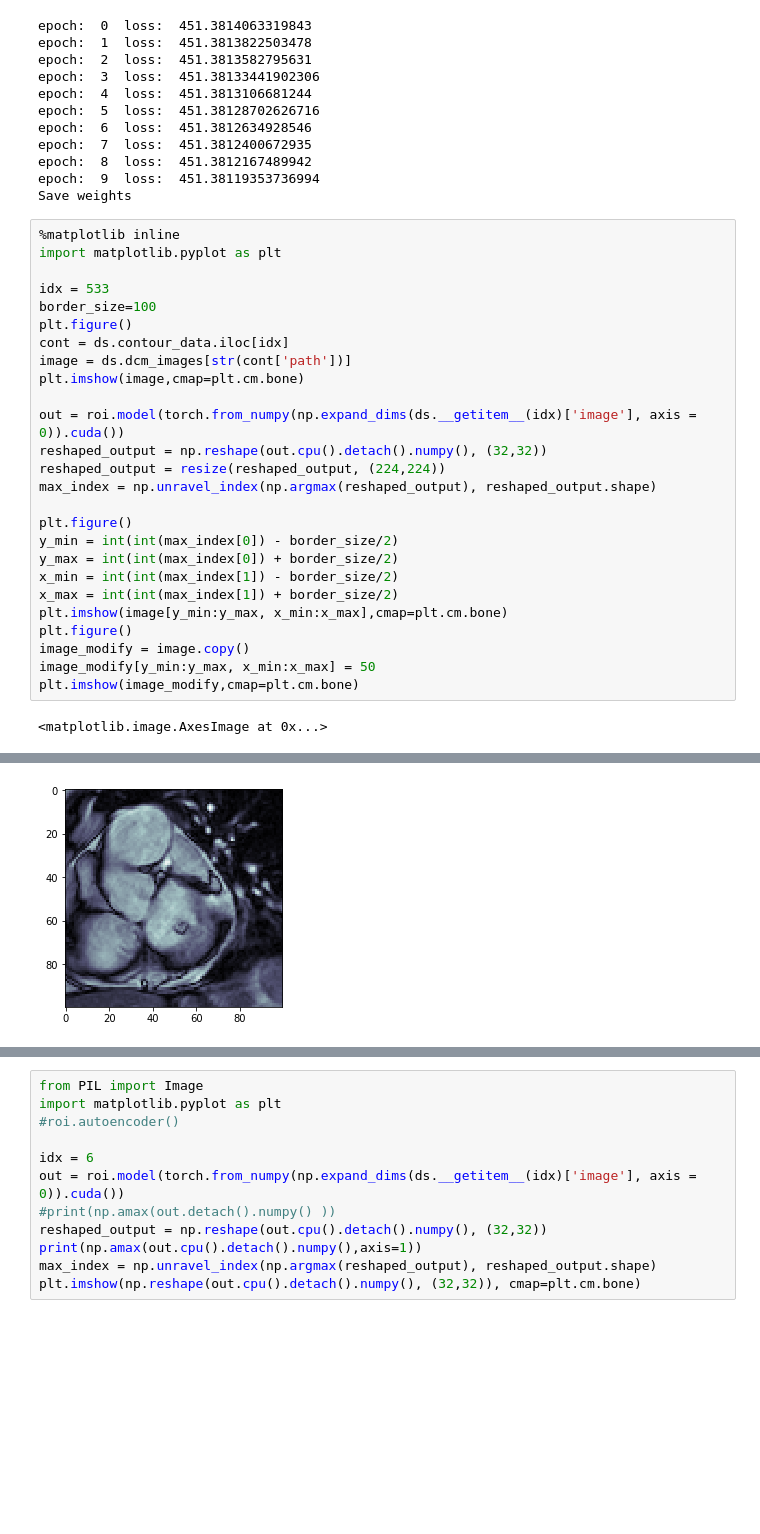
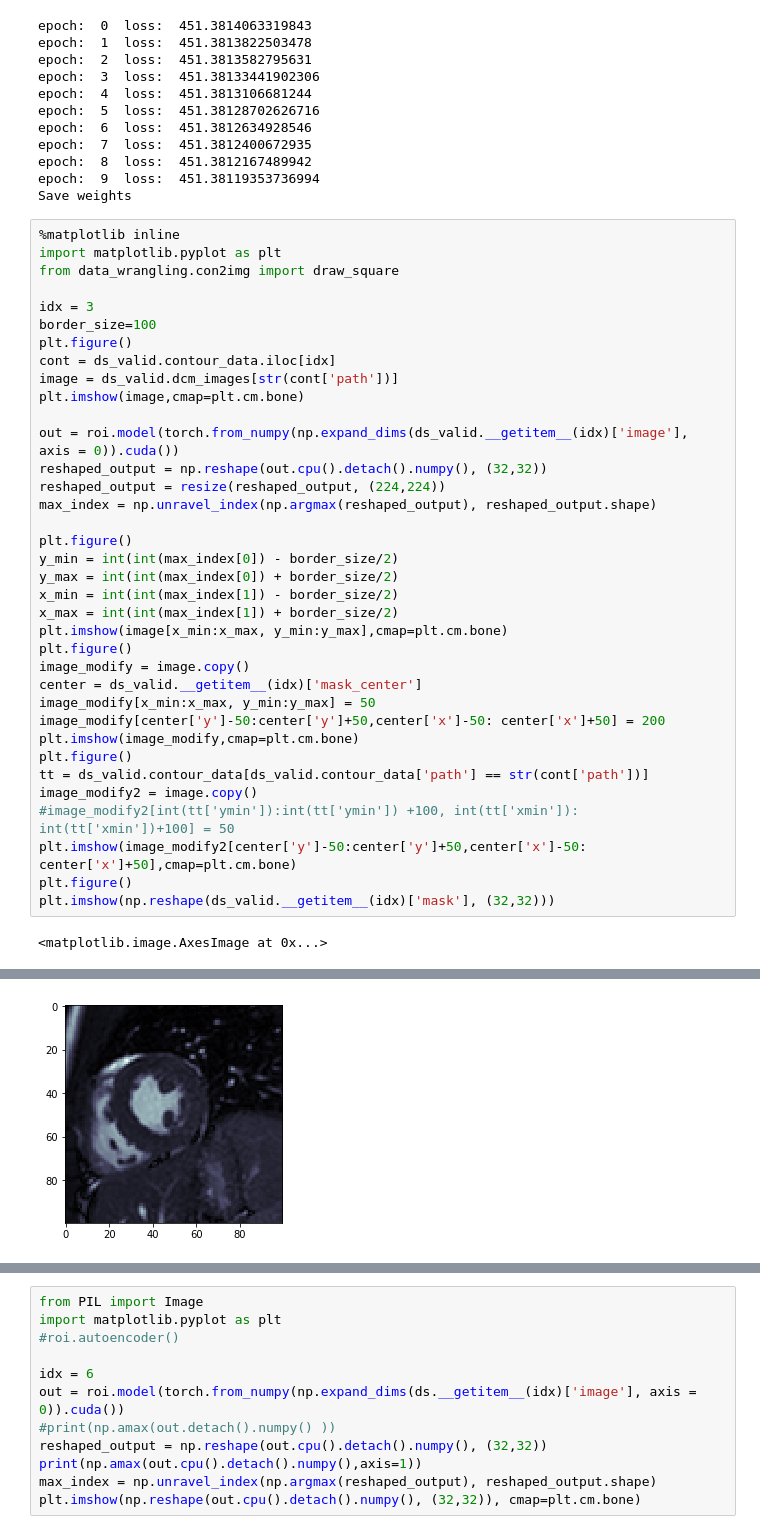
Before and after one commit to caspien6/heart_contour, a Jupyter notebook: roi/Deeplearning Roi.ipynb, the cells around one changed output, grey strips where cells are left out. Cells and saved outputs as stored; diff of their text form; blank space fills up the shorter version.

```diff
--- a/roi/Deeplearning Roi.ipynb
+++ b/roi/Deeplearning Roi.ipynb
@@ -203,15 +230,16 @@ Save weights
 # %%
 %matplotlib inline
 import matplotlib.pyplot as plt
+from data_wrangling.con2img import draw_square
 
-idx = 533
+idx = 3
 border_size=100
 plt.figure()
-cont = ds.contour_data.iloc[idx]
-image = ds.dcm_images[str(cont['path'])]
+cont = ds_valid.contour_data.iloc[idx]
+image = ds_valid.dcm_images[str(cont['path'])]
 plt.imshow(image,cmap=plt.cm.bone)
 
-out = roi.model(torch.from_numpy(np.expand_dims(ds.__getitem__(idx)['image'], axis = 0)).cuda())
+out = roi.model(torch.from_numpy(np.expand_dims(ds_valid.__getitem__(idx)['image'], axis = 0)).cuda())
 reshaped_output = np.reshape(out.cpu().detach().numpy(), (32,32))
 reshaped_output = resize(reshaped_output, (224,224))
 max_index = np.unravel_index(np.argmax(reshaped_output), reshaped_output.shape)
@@ -221,10 +249,19 @@ y_min = int(int(max_index[0]) - border_size/2)
 y_max = int(int(max_index[0]) + border_size/2)
 x_min = int(int(max_index[1]) - border_size/2)
 x_max = int(int(max_index[1]) + border_size/2)
-plt.imshow(image[y_min:y_max, x_min:x_max],cmap=plt.cm.bone)
+plt.imshow(image[x_min:x_max, y_min:y_max],cmap=plt.cm.bone)
 plt.figure()
 image_modify = image.copy()
-image_modify[y_min:y_max, x_min:x_max] = 50
+center = ds_valid.__getitem__(idx)['mask_center']
+image_modify[x_min:x_max, y_min:y_max] = 50
+image_modify[center['y']-50:center['y']+50,center['x']-50: center['x']+50] = 200
 plt.imshow(image_modify,cmap=plt.cm.bone)
+plt.figure()
+tt = ds_valid.contour_data[ds_valid.contour_data['path'] == str(cont['path'])]
+image_modify2 = image.copy()
+#image_modify2[int(tt['ymin']):int(tt['ymin']) +100, int(tt['xmin']): int(tt['xmin'])+100] = 50
+plt.imshow(image_modify2[center['y']-50:center['y']+50,center['x']-50: center['x']+50],cmap=plt.cm.bone)
+plt.figure()
+plt.imshow(np.reshape(ds_valid.__getitem__(idx)['mask'], (32,32)))
 # %% [output]
 <matplotlib.image.AxesImage at 0x...>
@@ -232 +269 @@ plt.imshow(image_modify,cmap=plt.cm.bone)
-[figure, old version]
+[figure, new version]
```
Also changed, not shown: parts of 14 cells of this notebook, 4 other files.
